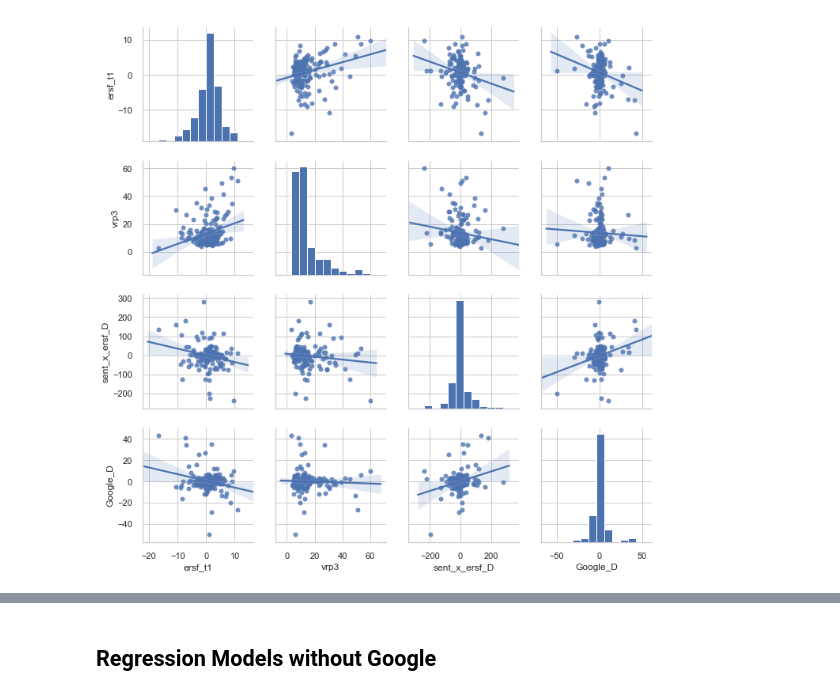
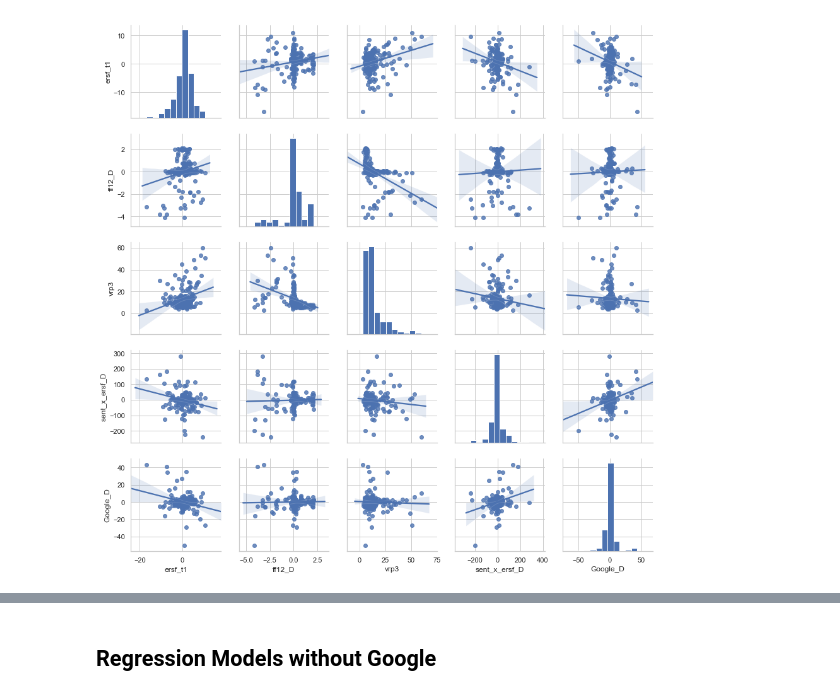
Before and after one commit to maks-p/momentum_sentiment_FINAL, a Jupyter notebook: momentum_sentiment_final.ipynb, the cells around one changed output, grey strips where cells are left out. Drawn from its saved outputs; the diff is of its cells as text; code cells hidden in the pictures.

```diff
--- a/momentum_sentiment_final.ipynb
+++ b/momentum_sentiment_final.ipynb
@@ -70,7 +70,7 @@ df0418.tail()
 dfx = df_all['1990-04':'2018-01']
 
 #Create DataFrame for 2004 to 2017
-df04 = df04['2004':'2018']
+df04 = df0418['2004':'2018']
 # %%
 df04.head()
 df04.tail()
@@ -124,11 +126,12 @@ dfx.corr()
 | ersf_D | 0.003087 | 0.004374 | -0.011726 | -0.008300 | -0.112031 | -0.060364 | -0.000299 | 0.000705 | 0.076528 | -0.063600 | 0.693517 | ... |
 | sent_x_ersf_D | 0.040805 | 0.025713 | 0.012502 | 0.003489 | -0.047586 | 0.048156 | 0.029615 | 0.039779 | -0.167945 | 0.052714 | -0.111335 | ... |
 # %%
+#Pairplot of Target, Dependent Variables
 sns.set(style='whitegrid', palette='deep')
-sns.pairplot(df04, vars=['ersf_t1','vrp3', 'sent_x_ersf_D', 'Google_D'],
+sns.pairplot(df04, vars=['ersf_t1','ff12_D', 'vrp3', 'sent_x_ersf_D', 'Google_D'],
                  kind='reg');
 # %% [output]
-[figure, old version]
+[figure, new version]
 # %%
 #Correlation Plots for baseline variables
 sns.set(style='whitegrid', palette='deep')
```
Also changed, not shown: parts of 17 cells of this notebook, 5 other files.
